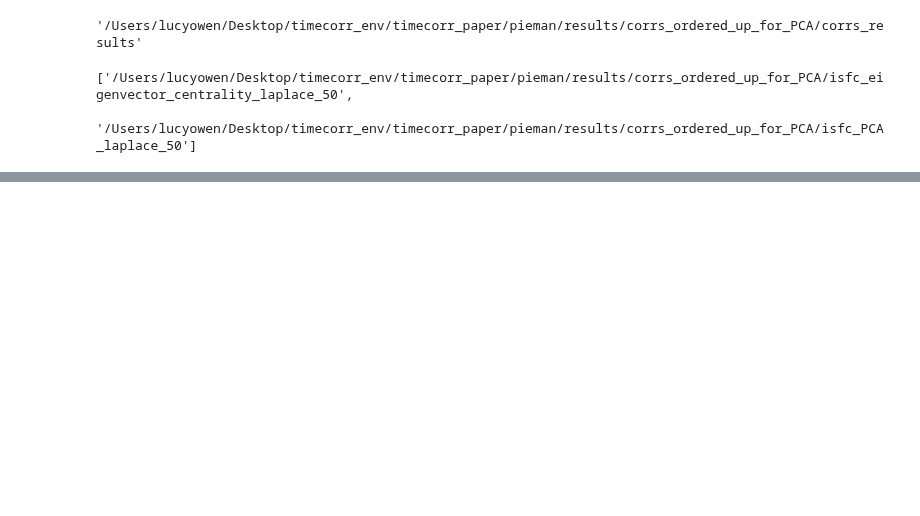
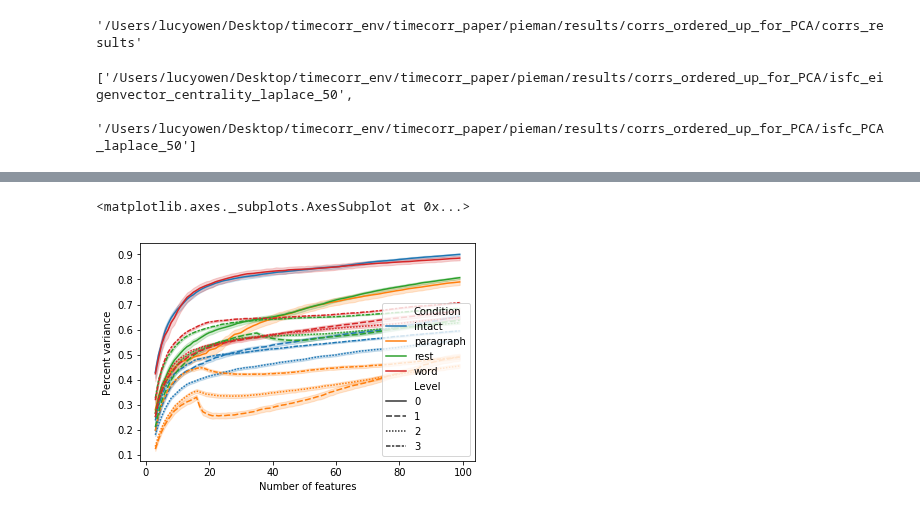
Before and after one commit to ContextLab/timecorr-paper, a Jupyter notebook: code/notebooks/pca_features.ipynb, the cells around one changed output, grey strips where cells are left out. Cells and saved outputs as stored; diff of their text form; code cells hidden in the pictures; blank space fills up the shorter version.

```diff
--- a/code/notebooks/pca_features.ipynb
+++ b/code/notebooks/pca_features.ipynb
@@ -241,0 +192,7 @@ plt.savefig(outfile)
+# %%
+parsed_data = full_data[full_data['Number of features'] < 100]
+# %%
+sns.lineplot(x='Number of features', y='Percent variance', hue='Condition', style="Level", data=parsed_data)
+# %% [output]
+<matplotlib.axes._subplots.AxesSubplot at 0x...>
+[figure, added]
```
Also changed, not shown: parts of 22 cells of this notebook, 13 other files.
